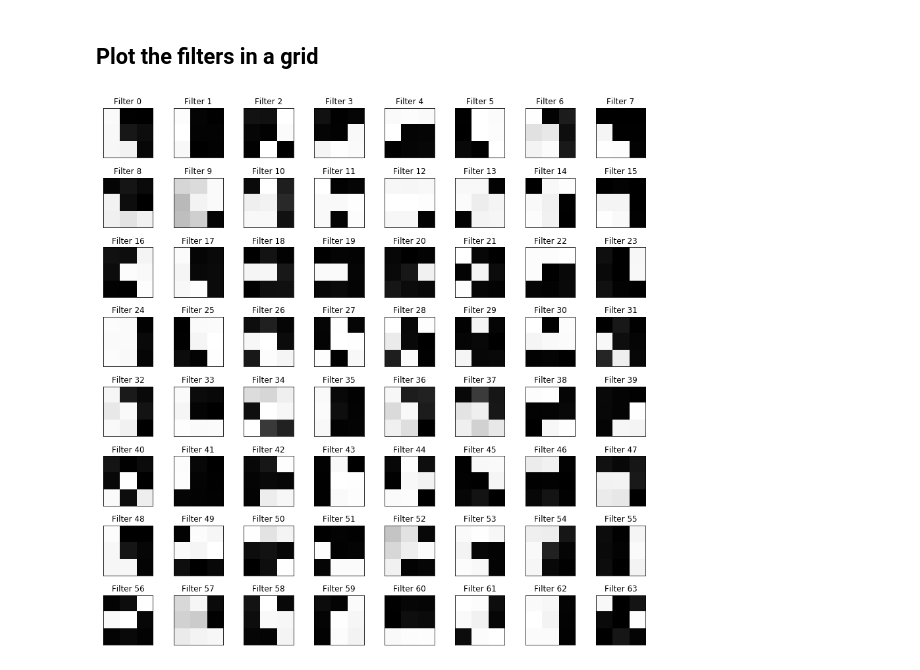
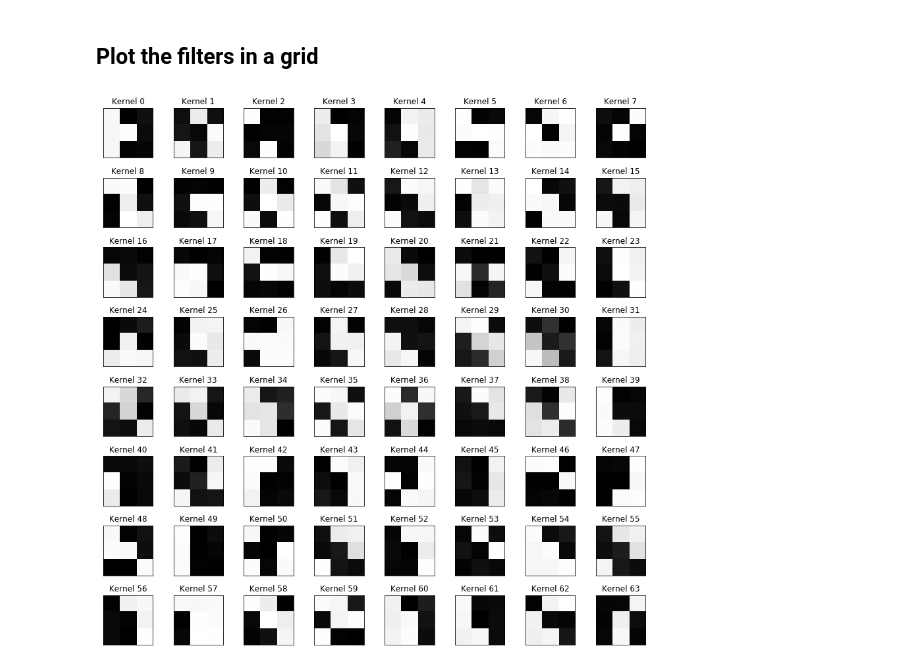
Before and after one commit to HarshSulakhe/visualize-convnets, a Jupyter notebook: visualize_filters.ipynb, the cells around one changed output. Saved outputs shown, nothing was run; the diff lists cells and outputs as text; code cells hidden in the pictures.

Commit message:
Update filters notebook

```diff
--- a/visualize_filters.ipynb
+++ b/visualize_filters.ipynb
@@ -32,7 +32,7 @@ VGG(
 # %% [markdown]
 ## Select Layer to Visualize
 # %%
-layer = list(vgg.features.modules())[6]
+layer = list(vgg.features.modules())[3]
 # %%
 weights = layer.weight
 # %%
@@ -43,7 +43,8 @@ torch.Size([128, 64, 3, 3])
 ## Permute Weights
 PyTorch by default uses the channel-first convention. Simply permute the layers of the tensor to the desired configuration.
 # %%
-permuted = weights[0].permute(1,2,0)
+permuted = weights[1].permute(1,2,0)
+#Weights of the first filter taken
 # %%
 permuted.size()
 # %% [output]
@@ -61,18 +62,18 @@ for i in range(num_filters):
 # %%
 fig = plt.figure(figsize = (15,15))
 ax=list()
 dims = int(np.log2(num_filters))
 dim2 = np.exp2(dims-(dims//2))
 dim1 = np.exp2(dims//2)
 
 for i in range(num_filters):
     ax.append(fig.add_subplot(dim1,dim2,i+1))
-    ax[i].title.set_text('Filter ' + str(i))
+    ax[i].title.set_text('Kernel ' + str(i))
     ax[i].set_xticks([])
     ax[i].set_yticks([])
     ax[i].imshow(images[i])
 
 plt.subplots_adjust(hspace = 0.4)
 plt.show()
 # %% [output]
-[figure, old version]
+[figure, new version]
```
Also changed, not shown: parts of 2 cells of this notebook.
